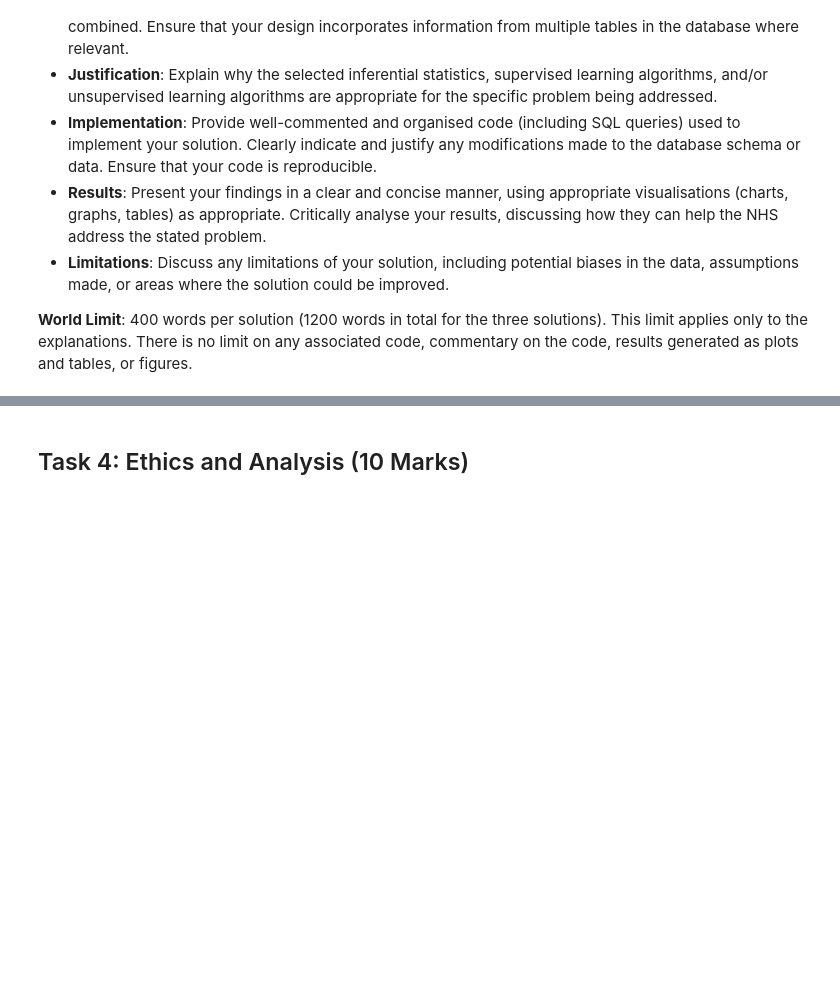
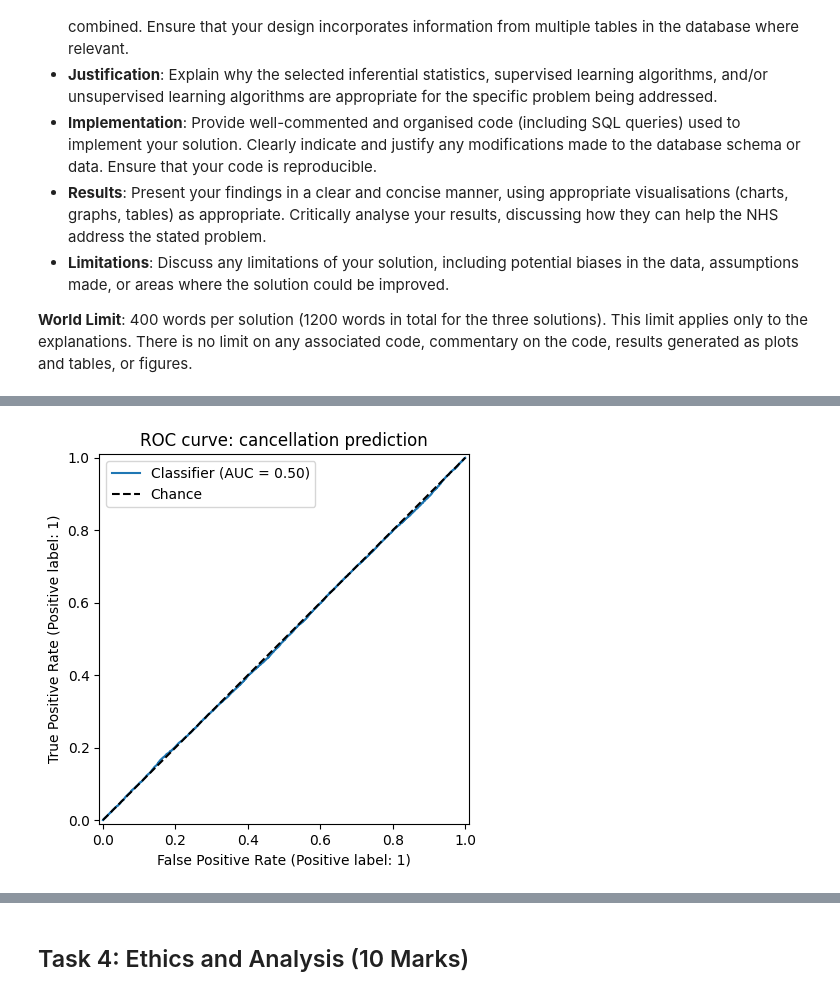
Before and after one commit to JeslyP/NHS-Data-Science-Project-, a Jupyter notebook: DATA Assessment 2024-25.ipynb, the cells around one changed output, grey strips where cells are left out. Drawn from its saved outputs; the diff is of its cells as text; code cells hidden in the pictures; blank space fills up the shorter version.

```diff
--- a/DATA Assessment 2024-25.ipynb
+++ b/DATA Assessment 2024-25.ipynb
@@ -1220,83 +1199,58 @@ Logistic regression is suitable for binary classification such as orediction no
 # %%
 import sqlite3
 import pandas as pd
+import matplotlib.pyplot as plt
 from sklearn.model_selection import train_test_split
 from sklearn.linear_model import LogisticRegression
-from sklearn.metrics import accuracy_score, confusion_matrix, classification_report
-from sklearn.preprocessing import LabelEncoder, StandardScaler
+from sklearn.preprocessing import OneHotEncoder
+from sklearn.metrics import roc_auc_score, confusion_matrix, classification_report, RocCurveDisplay
 
-# Connect to the database
 conn = sqlite3.connect('NHSDBB.DB')
 
-# Query to extract relevant data
 query = """
 SELECT
     a.Appointment_Status,
     p.Patient_Gender,
     CASE
-        WHEN strftime('%Y', 'now') - strftime('%Y', p.Patient_Date_Of_Birth) < 18 THEN 'Child'
-        WHEN strftime('%Y', 'now') - strftime('%Y', p.Patient_Date_Of_Birth) BETWEEN 18 AND 65 THEN 'Adult'
+        WHEN CAST(strftime('%Y', a.Appointment_Date) AS INT) - CAST(strftime('%Y', p.Patient_Date_Of_Birth) AS INT) < 18 THEN 'Child'
+        WHEN CAST(strftime('%Y', a.Appointment_Date) AS INT) - CAST(strftime('%Y', p.Patient_Date_Of_Birth) AS INT) <= 65 THEN 'Adult'
         ELSE 'Senior'
     END AS Age_Group,
     h.Hospital_Name,
-    d.Department_Name
+    d.Department_Name,
+    CAST(strftime('%w', a.Appointment_Date) AS INT) AS Weekday,
+    CAST(substr(a.Appointment_Time, 1, 2) AS INT) AS Hour
 FROM Appointment a
 JOIN Patient p ON a.Patient_ID = p.Patient_ID
 JOIN Hospital h ON a.Hospital_ID = h.Hospital_ID
-JOIN Department d ON a.Department_ID = d.Department_ID;
+JOIN Department d ON a.Department_ID = d.Department_ID
+WHERE a.Appointment_Status IN ('Cancelled', 'Completed');
 """
+data = pd.read_sql_query(query, conn)
+conn.close()
 
-data = pd.read_sql_query(query, conn)
+# Target: 1 = Cancelled, 0 = Completed
+y = (data['Appointment_Status'] == 'Cancelled').astype(int)
+print(y.value_counts().rename({0: 'Completed', 1: 'Cancelled'}))
 
-# Display counts of distinct values for potential features
-print("Counts of distinct values for potential features:")
-print(data[['Patient_Gender', 'Hospital_Name', 'Department_Name']].nunique())
+features = ['Patient_Gender', 'Age_Group', 'Hospital_Name', 'Department_Name', 'Weekday', 'Hour']
+X = OneHotEncoder(handle_unknown='ignore').fit_transform(data[features].astype(str))
 
-# Map status to binary values
-data['Appointment_Status'] = data['Appointment_Status'].map({'No-Show': 1, 'Completed': 0})
+X_train, X_test, y_train, y_test = train_test_split(X, y, test_size=0.2, random_state=42, stratify=y)
 
-# Check if mapping was successful
-if len(data['Appointment_Status'].unique()) < 2:
-    raise ValueError("The dataset contains only one class. Ensure the data includes both 'No-Show' and 'Completed' statuses.")
-
-# Drop rows where 'Appointment_Status' is NaN
-data.dropna(subset=['Appointment_Status'], inplace=True)
-
-# Encode categorical features
-categorical_features = ['Patient_Gender', 'Age_Group', 'Hospital_Name', 'Department_Name']
-for feature in categorical_features:
-    le = LabelEncoder()
-    data[feature] = le.fit_transform(data[feature])
-
-# Prepare data for modeling
-X = data.drop('Appointment_Status', axis=1)
-y = data['Appointment_Status']
-
-# Check the distribution of the target variable
-print(y.value_counts())
-
-# Scale the features
-scaler = StandardScaler()
-X_scaled = scaler.fit_transform(X)
-
-# Split data into training and testing sets
-X_train, X_test, y_train, y_test = train_test_split(X_scaled, y, test_size=0.2, random_state=42)
-
-# Train logistic regression model
-model = LogisticRegression()
+model = LogisticRegression(max_iter=1000, class_weight='balanced')
 model.fit(X_train, y_train)
 
-# Evaluate model
+y_prob = model.predict_proba(X_test)[:, 1]
 y_pred = model.predict(X_test)
 
-# Metrics
-accuracy = accuracy_score(y_test, y_pred)
-conf_matrix = confusion_matrix(y_test, y_pred)
-class_report = classification_report(y_test, y_pred)
+print(f"\nROC-AUC: {roc_auc_score(y_test, y_prob):.3f}")
+print("Confusion Matrix:\n", confusion_matrix(y_test, y_pred))
+print("Classification Report:\n", classification_report(y_test, y_pred, target_names=['Completed', 'Cancelled'], digits=3))
 
-print("Accuracy:", accuracy)
-print("Confusion Matrix:\n", conf_matrix)
-print("Classification Report:\n", class_report)
-
-conn.close()
+RocCurveDisplay.from_predictions(y_test, y_prob)
+plt.plot([0, 1], [0, 1], 'k--', label='Chance')
+plt.title('ROC curve: cancellation prediction')
+plt.legend()
+plt.show()
 # %% [output]
@@ -1312,2 +1275,3 @@ ValueError: This solver needs samples of at least 2 classes in the data, but the
+[figure, added]
 # %% [markdown]
 ### Results
```
Also changed, not shown: parts of 10 cells of this notebook, 3 other files.
